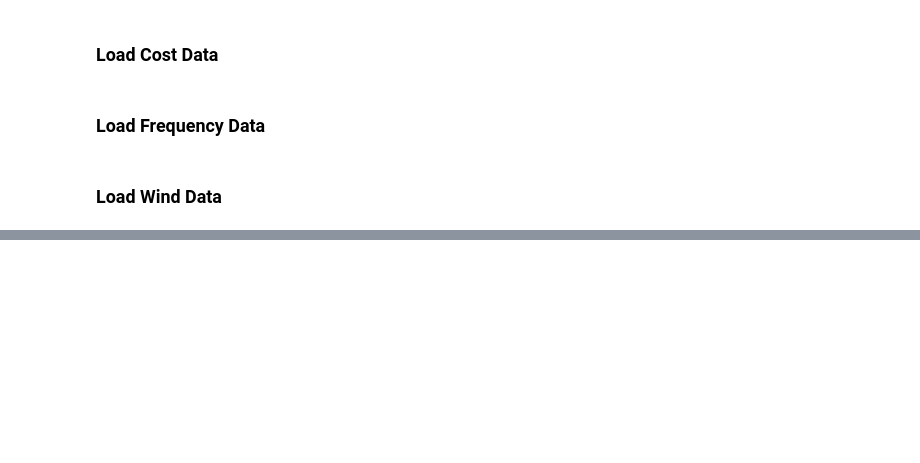
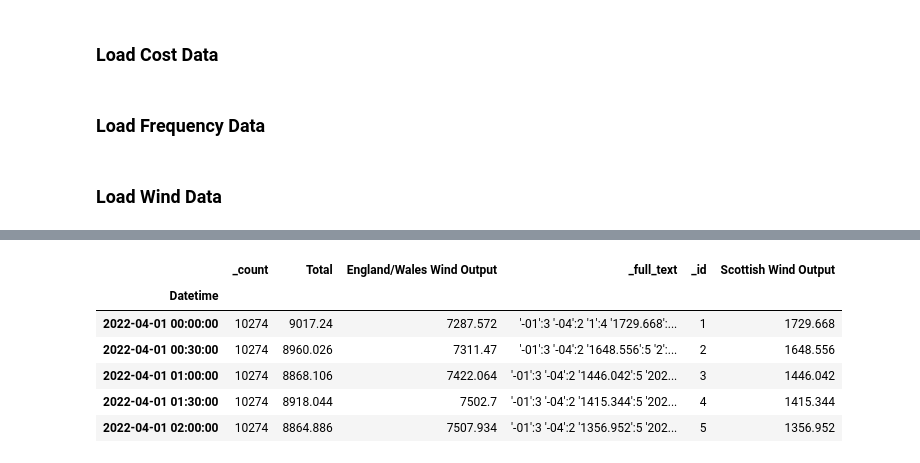
Before and after one commit to jordiferrero/grid-uk-ml, a Jupyter notebook: analysis/GenerationDemandData.ipynb, the cells around one changed output, grey strips where cells are left out. Cells and saved outputs as stored; diff of their text form; code cells hidden in the pictures; blank space fills up the shorter version.

```diff
--- a/analysis/GenerationDemandData.ipynb
+++ b/analysis/GenerationDemandData.ipynb
@@ -308,3 +289,3 @@ Name: Sett_Date, Length: 10274, dtype: datetime64[ns]
 # %%
-print(wind)
+wind.head()
 # %% [output]
@@ -327,0 +292,7 @@ Datetime
+|  | _count | Total | England/Wales Wind Output | _full_text | _id | Scottish Wind Output |
+| Datetime |  |  |  |  |  |  |
+| 2022-04-01 00:00:00 | 10274 | 9017.24 | 7287.572 | '-01':3 '-04':2 '1':4 '1729.668':... | 1 | 1729.668 |
+| 2022-04-01 00:30:00 | 10274 | 8960.026 | 7311.47 | '-01':3 '-04':2 '1648.556':5 '2':... | 2 | 1648.556 |
+| 2022-04-01 01:00:00 | 10274 | 8868.106 | 7422.064 | '-01':3 '-04':2 '1446.042':5 '202... | 3 | 1446.042 |
+| 2022-04-01 01:30:00 | 10274 | 8918.044 | 7502.7 | '-01':3 '-04':2 '1415.344':5 '202... | 4 | 1415.344 |
+| 2022-04-01 02:00:00 | 10274 | 8864.886 | 7507.934 | '-01':3 '-04':2 '1356.952':5 '202... | 5 | 1356.952 |
```
Also changed, not shown: parts of 4 cells of this notebook, 56 other files.
